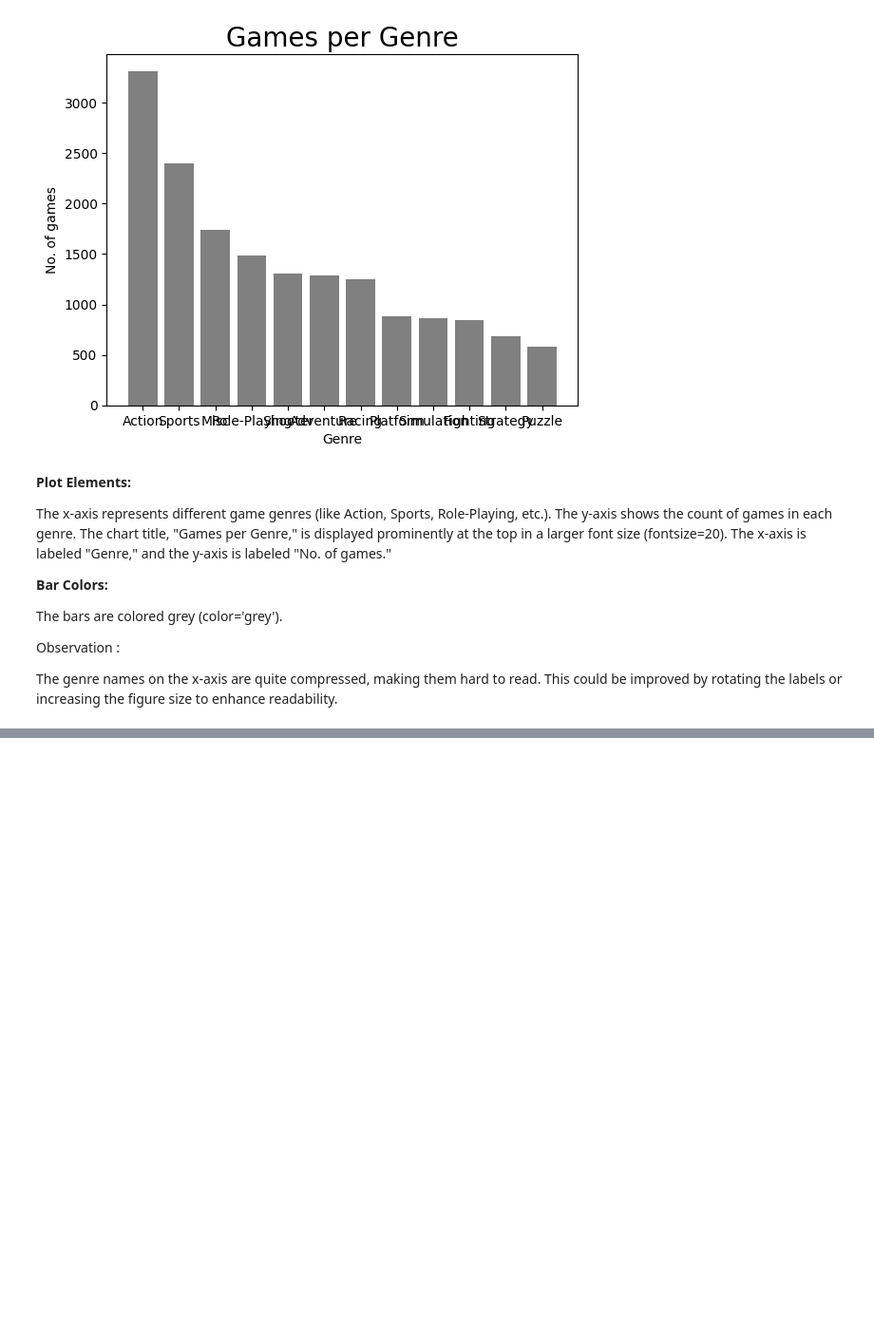
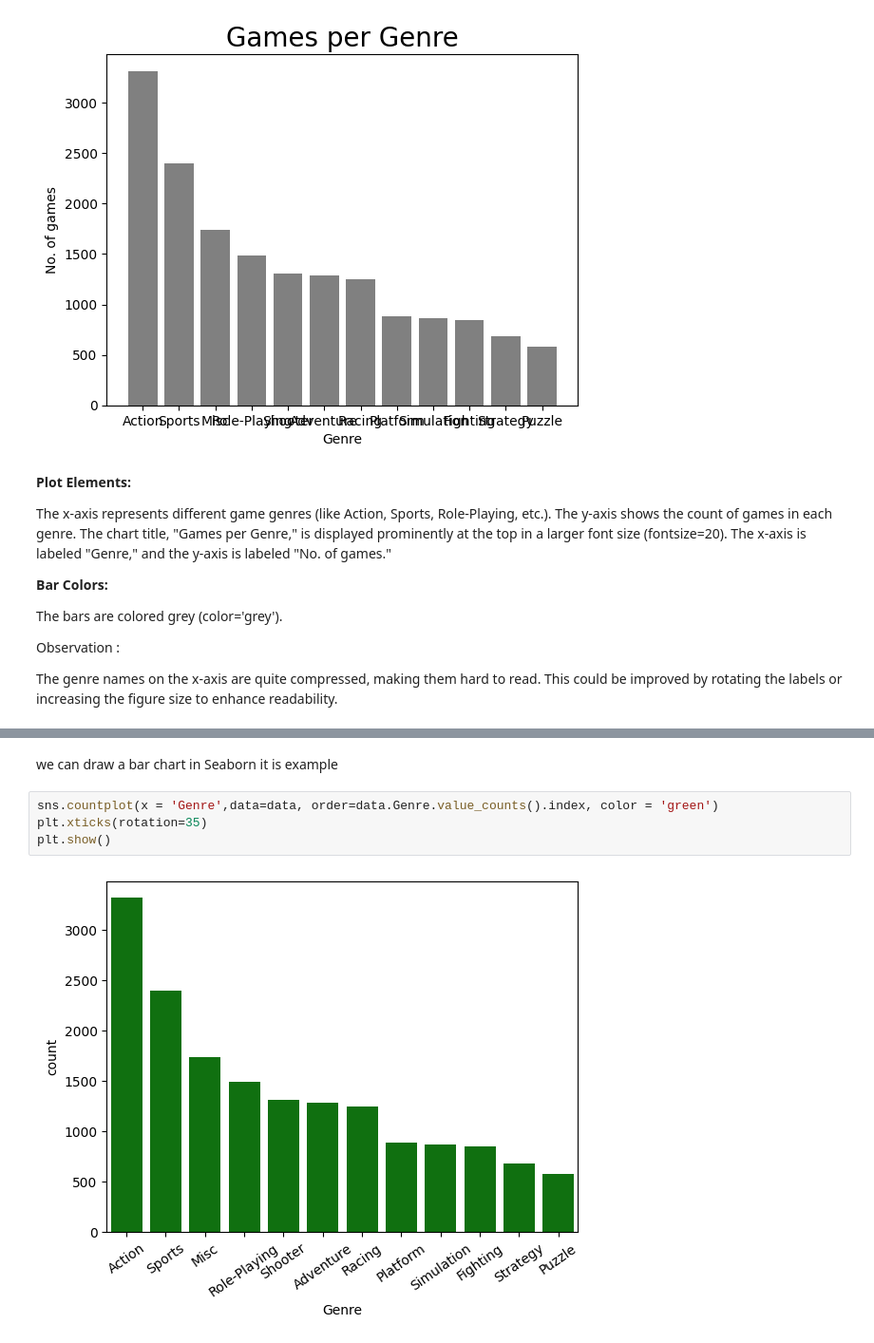
Before and after one commit to kolllurisiripavan/kolllurisiripavan, a Jupyter notebook: siripavan_ecp.ipynb, the cells around one changed output, grey strips where cells are left out. Shown at 95% size. Cells and saved outputs as stored; diff of their text form; blank space fills up the shorter version.

```diff
--- a/siripavan_ecp.ipynb
+++ b/siripavan_ecp.ipynb
@@ -389,0 +432,8 @@ The genre names on the x-axis are quite compressed, making them hard to read. Th
+# %% [markdown]
+we can draw a bar chart in Seaborn it is example
+# %%
+sns.countplot(x = 'Genre',data=data, order=data.Genre.value_counts().index, color = 'green')
+plt.xticks(rotation=35)
+plt.show()
+# %% [output]
+[figure, added]
```
Also changed, not shown: parts of 26 cells of this notebook.
